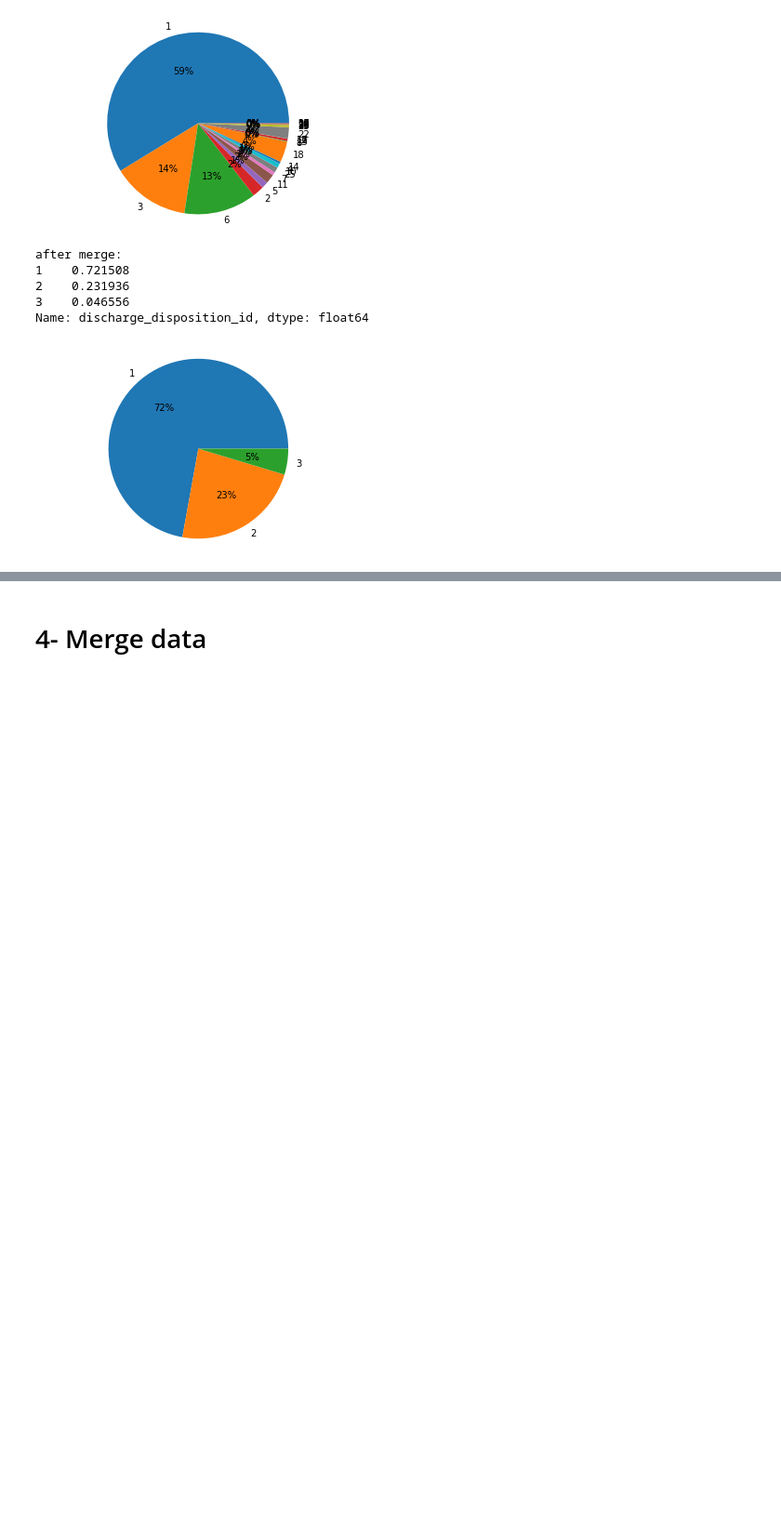
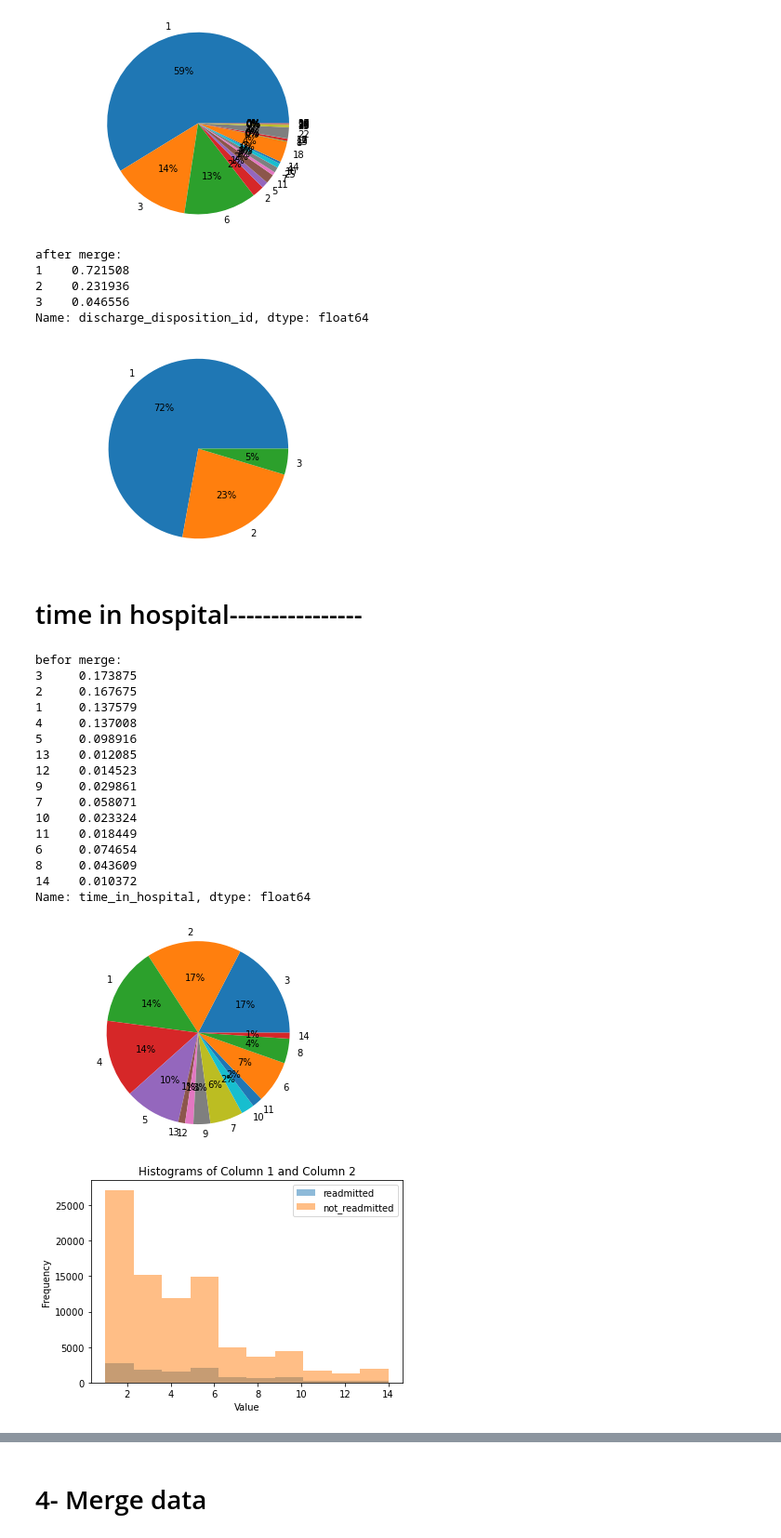
Before and after one commit to TaniyaHaghighi20/ML, a Jupyter notebook: Preprocess_charts.ipynb, the cells around one changed output, grey strips where cells are left out. Shown: that part at 93% size. Saved outputs shown, nothing was run; the diff lists cells and outputs as text; code cells hidden in the pictures; blank space fills up the shorter version.

```diff
--- a/Preprocess_charts.ipynb
+++ b/Preprocess_charts.ipynb
@@ -116,6 +127,10 @@ Total number of missing value in dataset 4075
 
 After dropping (nan rows)
 Number of rows: 98053,Number of columns: 43
+# %%
+df['readmitted'] = df['readmitted'].replace({"NO":0,"<30":1,">30":0})
+
+display(df.head())
 # %% [markdown]
 <h1> Race </h1>
 # %%
@@ -333,3 +349,75 @@ after merge:
 3    0.046556
 Name: discharge_disposition_id, dtype: float64
 [figure]
+# %% [markdown]
+<h1>time in hospital----------------</h1>
+# %%
+print("befor merge: ")
+# Extract the column values and labels
+values = df['time_in_hospital'].value_counts(sort=False) / df['time_in_hospital'].size
+labels = df['time_in_hospital'].unique()
+print(values)
+
+# Plotting the pie chart for 'race' column values
+plt.pie(values, labels=labels, autopct='%1.0f%%')
+plt.axis('equal')  # Equal aspect ratio ensures a circular chart
+plt.show()
+
+# Extract the values from two columns
+time_in_hospital_readmitted = df[df['readmitted'] == 1]['time_in_hospital']
+time_in_hospital_not_readmitted = df[df['readmitted'] == 0]['time_in_hospital']
+
+filtered_data = df[df['readmitted'] == 0]
+
+# Retrieve the values of the "time_in_hospital" column
+time_in_hospital_values = filtered_data['time_in_hospital']
+
+
+# Create a figure and axis
+fig, ax = plt.subplots()
+
+# Plot the histograms
+ax.hist(time_in_hospital_readmitted, bins=10, alpha=0.5, label='readmitted')
+ax.hist(time_in_hospital_not_readmitted, bins=10, alpha=0.5, label='not_readmitted')
+
+# Set labels and title
+ax.set_xlabel('Value')
+ax.set_ylabel('Frequency')
+ax.set_title('Histograms of Column 1 and Column 2')
+
+# Add a legend
+ax.legend()
+
+# Show the plot
+plt.show()
+# df['discharge_disposition_id'] = df['discharge_disposition_id'].replace(discharge_replace)
+
+# print("after merge: ")
+# # Extract the column values and labels
+# values = df['discharge_disposition_id'].value_counts(sort=False) / df['discharge_disposition_id'].size
+# labels = df['discharge_disposition_id'].unique()
+# print(values)
+
+# # Plotting the pie chart for 'race' column values
+# plt.pie(values, labels=labels, autopct='%1.0f%%')
+# plt.axis('equal')  # Equal aspect ratio ensures a circular chart
+# plt.show()
+# %% [output]
+befor merge:
+3     0.173875
+2     0.167675
+1     0.137579
+4     0.137008
+5     0.098916
+13    0.012085
+12    0.014523
+9     0.029861
+7     0.058071
+10    0.023324
+11    0.018449
+6     0.074654
+8     0.043609
+14    0.010372
+Name: time_in_hospital, dtype: float64
+[figure, added]
+[figure, added]
```
Also changed, not shown: parts of 16 cells of this notebook.
